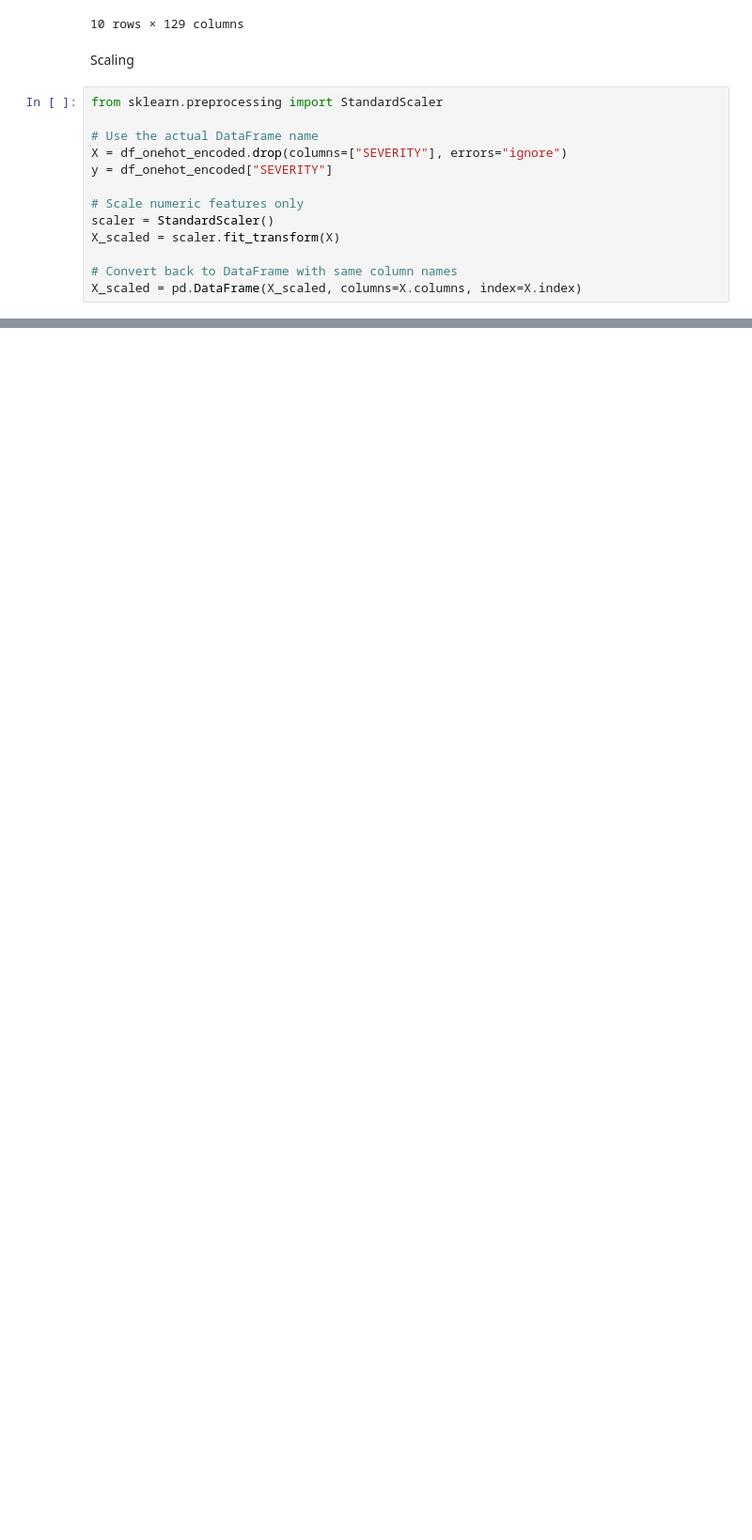
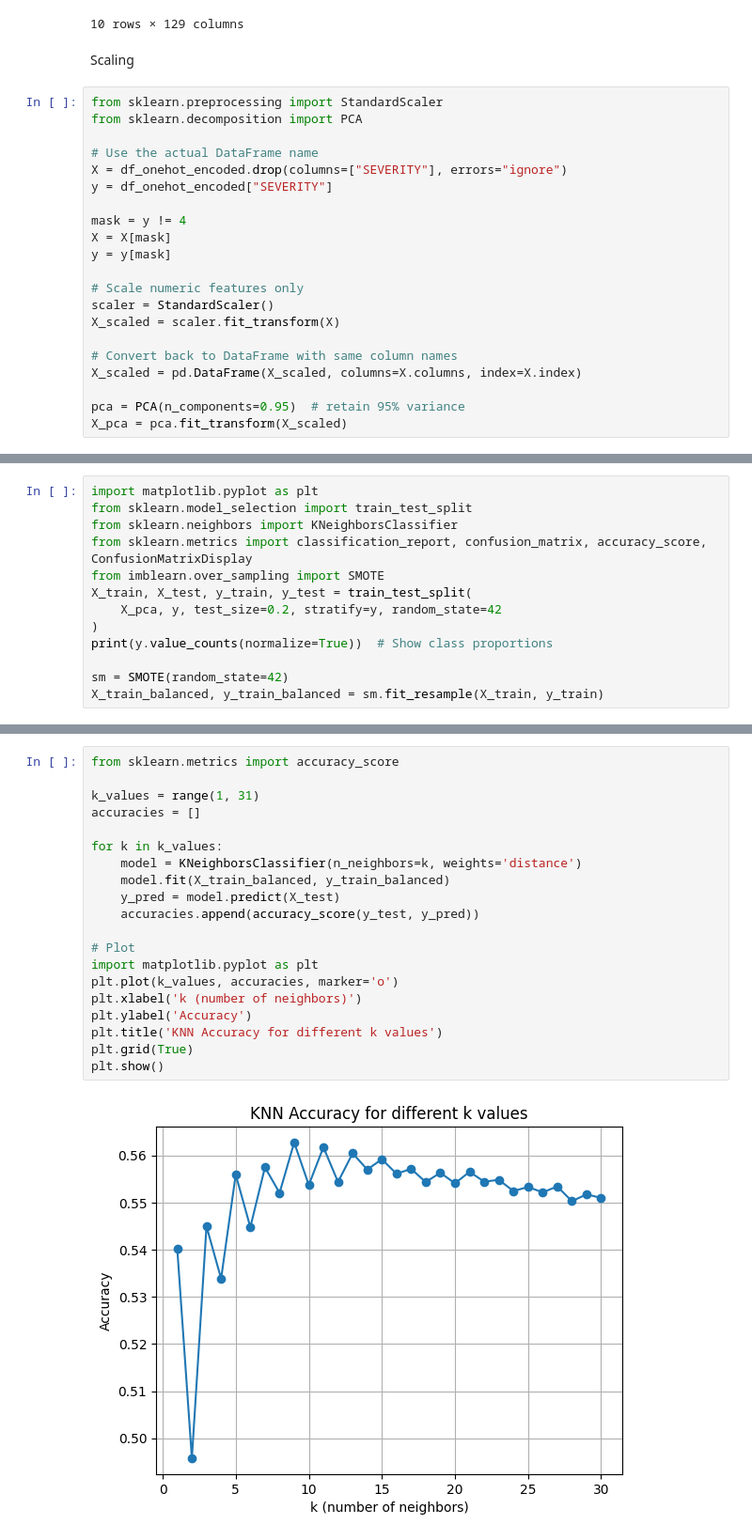
Before and after one commit to FuriousFist/Victorian-Accident-Analysis, a Jupyter notebook: code/proj2MaxPreprocessing.ipynb, the cells around one changed output, grey strips where cells are left out. Shown: that part at 94% size. Cells and saved outputs as stored; diff of their text form; blank space fills up the shorter version.

```diff
--- a/code/proj2MaxPreprocessing.ipynb
+++ b/code/proj2MaxPreprocessing.ipynb
@@ -247,10 +250,15 @@ df_onehot_encoded.head(10)
 Scaling
 # %%
 from sklearn.preprocessing import StandardScaler
+from sklearn.decomposition import PCA
 
 # Use the actual DataFrame name
 X = df_onehot_encoded.drop(columns=["SEVERITY"], errors="ignore")
 y = df_onehot_encoded["SEVERITY"]
+
+mask = y != 4
+X = X[mask]
+y = y[mask]
 
 # Scale numeric features only
 scaler = StandardScaler()
@@ -258,3 +266,6 @@ X_scaled = scaler.fit_transform(X)
 
 # Convert back to DataFrame with same column names
 X_scaled = pd.DataFrame(X_scaled, columns=X.columns, index=X.index)
+
+pca = PCA(n_components=0.95)  # retain 95% variance
+X_pca = pca.fit_transform(X_scaled)
@@ -260,0 +274,13 @@ X_scaled = pd.DataFrame(X_scaled, columns=X.columns, index=X.index)
+# %%
+import matplotlib.pyplot as plt
+from sklearn.model_selection import train_test_split
+from sklearn.neighbors import KNeighborsClassifier
+from sklearn.metrics import classification_report, confusion_matrix, accuracy_score, ConfusionMatrixDisplay
+from imblearn.over_sampling import SMOTE
+X_train, X_test, y_train, y_test = train_test_split(
+    X_pca, y, test_size=0.2, stratify=y, random_state=42
+)
+print(y.value_counts(normalize=True))  # Show class proportions
+
+sm = SMOTE(random_state=42)
+X_train_balanced, y_train_balanced = sm.fit_resample(X_train, y_train)
@@ -260,0 +293,22 @@ X_scaled = pd.DataFrame(X_scaled, columns=X.columns, index=X.index)
+# %%
+from sklearn.metrics import accuracy_score
+
+k_values = range(1, 31)
+accuracies = []
+
+for k in k_values:
+    model = KNeighborsClassifier(n_neighbors=k, weights='distance')
+    model.fit(X_train_balanced, y_train_balanced)
+    y_pred = model.predict(X_test)
+    accuracies.append(accuracy_score(y_test, y_pred))
+
+# Plot
+import matplotlib.pyplot as plt
+plt.plot(k_values, accuracies, marker='o')
+plt.xlabel('k (number of neighbors)')
+plt.ylabel('Accuracy')
+plt.title('KNN Accuracy for different k values')
+plt.grid(True)
+plt.show()
+# %% [output]
+[figure, added]
```
Also changed, not shown: parts of 6 cells of this notebook, 2 other files.
